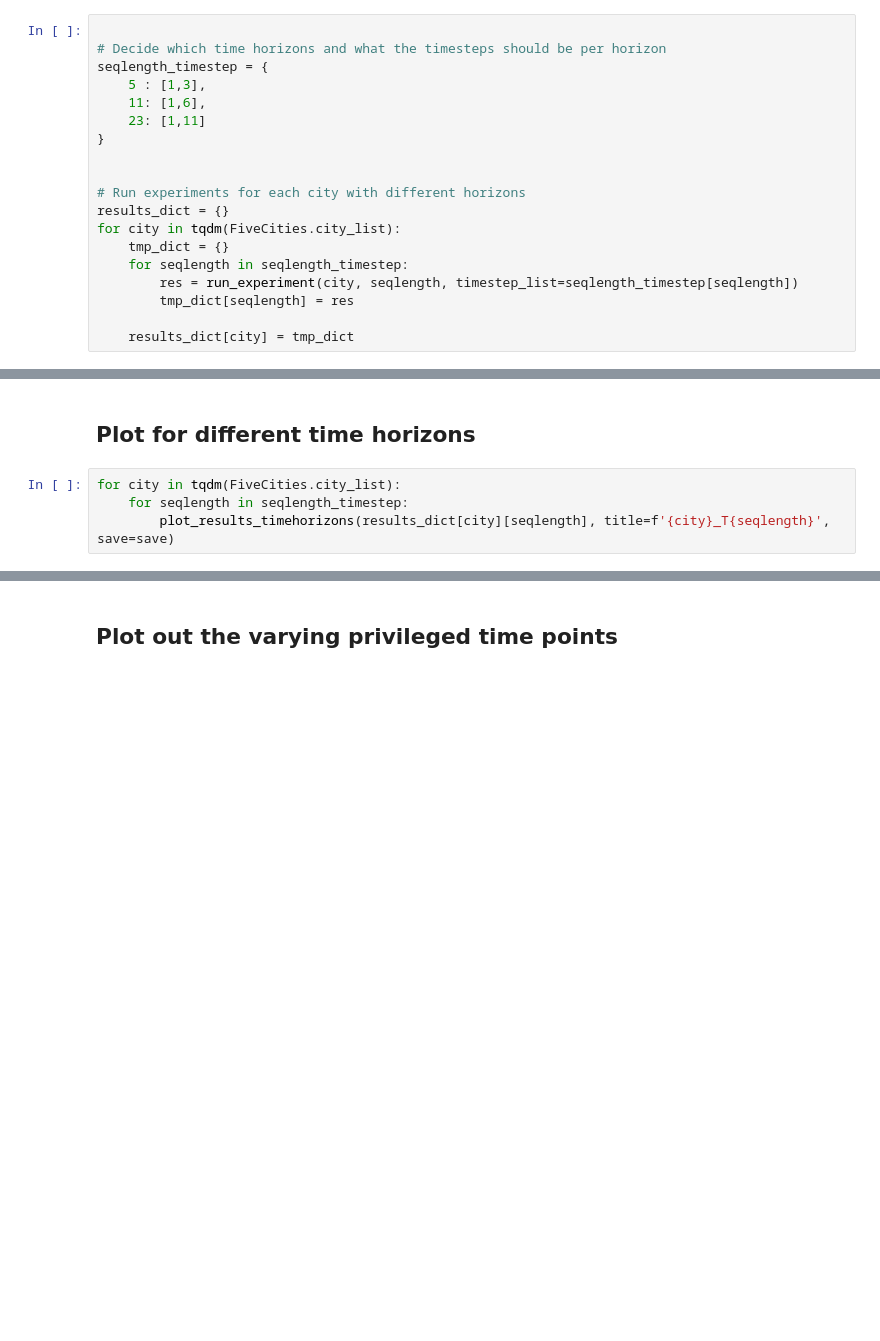
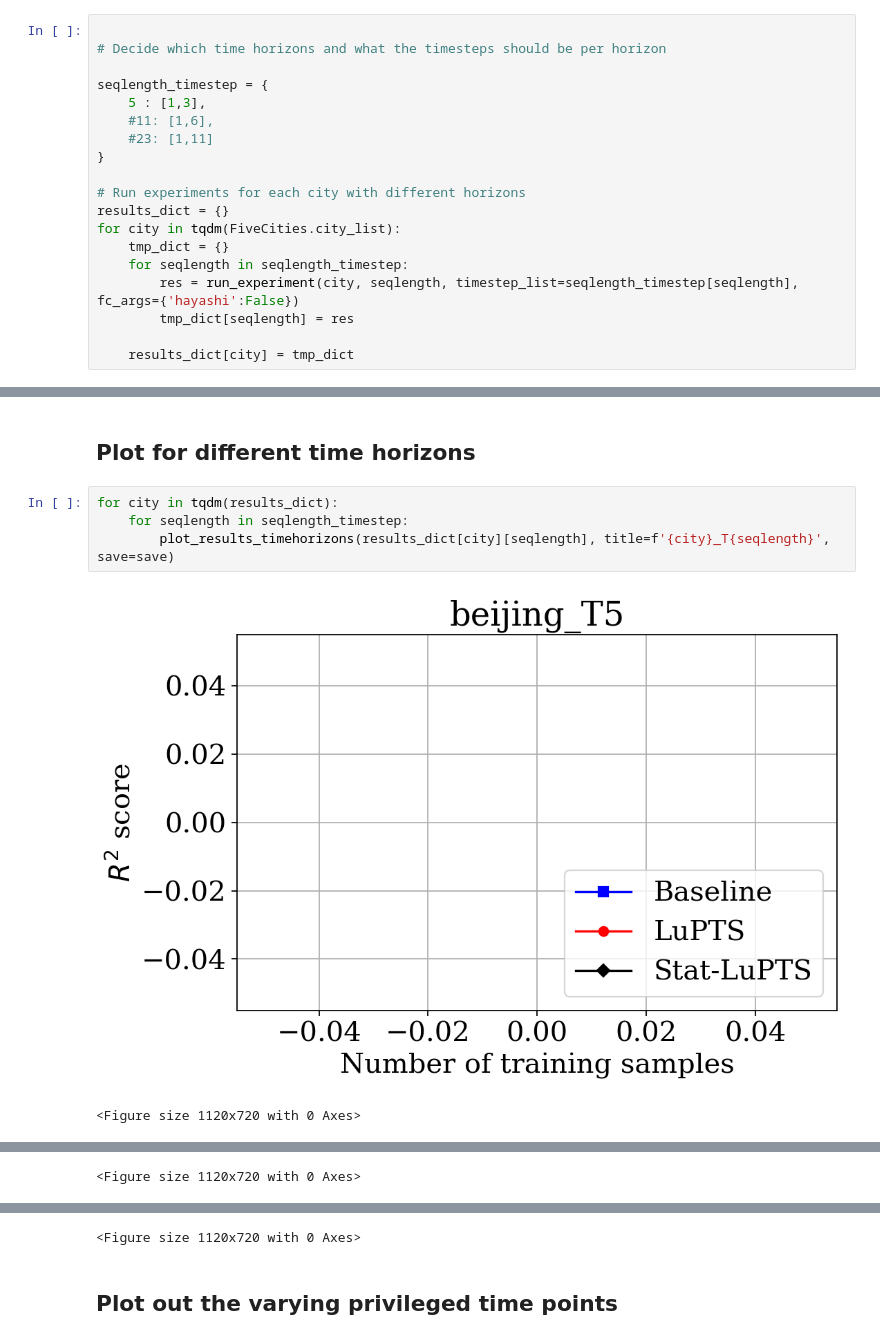
Before and after one commit to RickardKarl/LearningUsingPrivilegedTimeSeries, a Jupyter notebook: notebooks/fivecities.ipynb, the cells around one changed output, grey strips where cells are left out. Drawn from its saved outputs; the diff is of its cells as text; blank space fills up the shorter version.

Commit message:
Changes for replication experiment

```diff
--- a/notebooks/fivecities.ipynb
+++ b/notebooks/fivecities.ipynb
@@ -21,19 +21,19 @@ save = True
 # %%
 
 # Decide which time horizons and what the timesteps should be per horizon
+
 seqlength_timestep = {
     5 : [1,3],
-    11: [1,6],
-    23: [1,11]
+    #11: [1,6],
+    #23: [1,11]
 }
-
 
 # Run experiments for each city with different horizons
 results_dict = {}
 for city in tqdm(FiveCities.city_list):
     tmp_dict = {}
     for seqlength in seqlength_timestep:
-        res = run_experiment(city, seqlength, timestep_list=seqlength_timestep[seqlength])
+        res = run_experiment(city, seqlength, timestep_list=seqlength_timestep[seqlength], fc_args={'hayashi':False})
         tmp_dict[seqlength] = res
 
     results_dict[city] = tmp_dict
@@ -40,6 +42,9 @@ for city in tqdm(FiveCities.city_list):
 # %% [markdown]
 ## Plot for different time horizons
 # %%
-for city in tqdm(FiveCities.city_list):
+for city in tqdm(results_dict):
     for seqlength in seqlength_timestep:
         plot_results_timehorizons(results_dict[city][seqlength], title=f'{city}_T{seqlength}', save=save)
+# %% [output]
+[figure, added]
+<Figure size 1120x720 with 0 Axes>
@@ -45,0 +52 @@ for city in tqdm(FiveCities.city_list):
+<Figure size 1120x720 with 0 Axes>
@@ -46,3 +54,4 @@ for city in tqdm(FiveCities.city_list):
+<Figure size 1120x720 with 0 Axes>
 # %% [markdown]
 ## Plot out the varying privileged time points
 # %%
```
Also changed, not shown: parts of 3 cells of this notebook, 2 other files.
